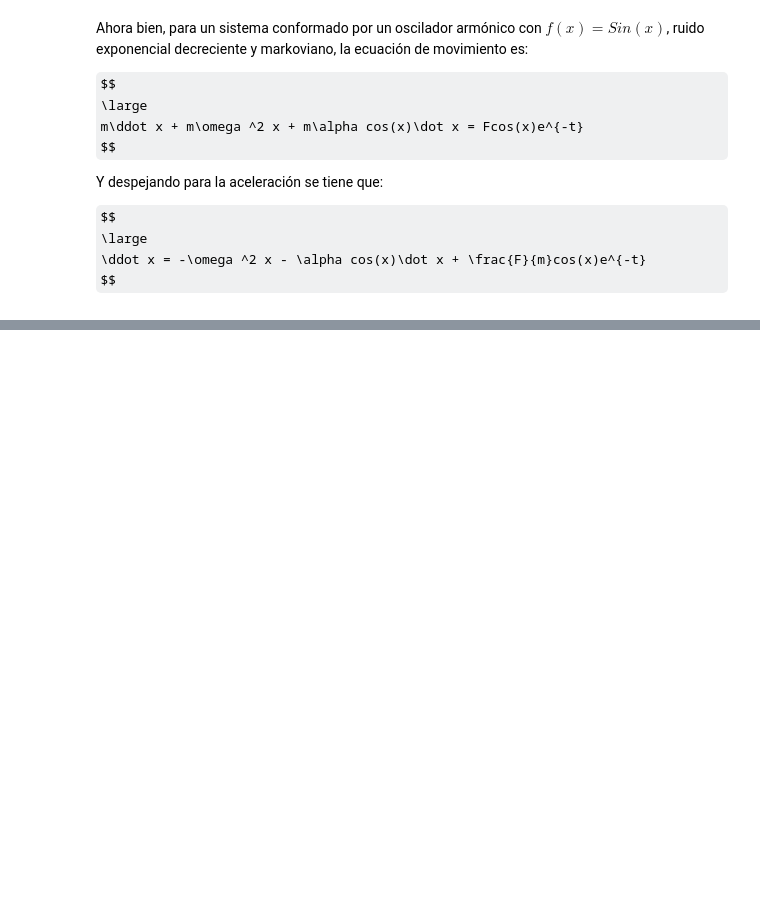
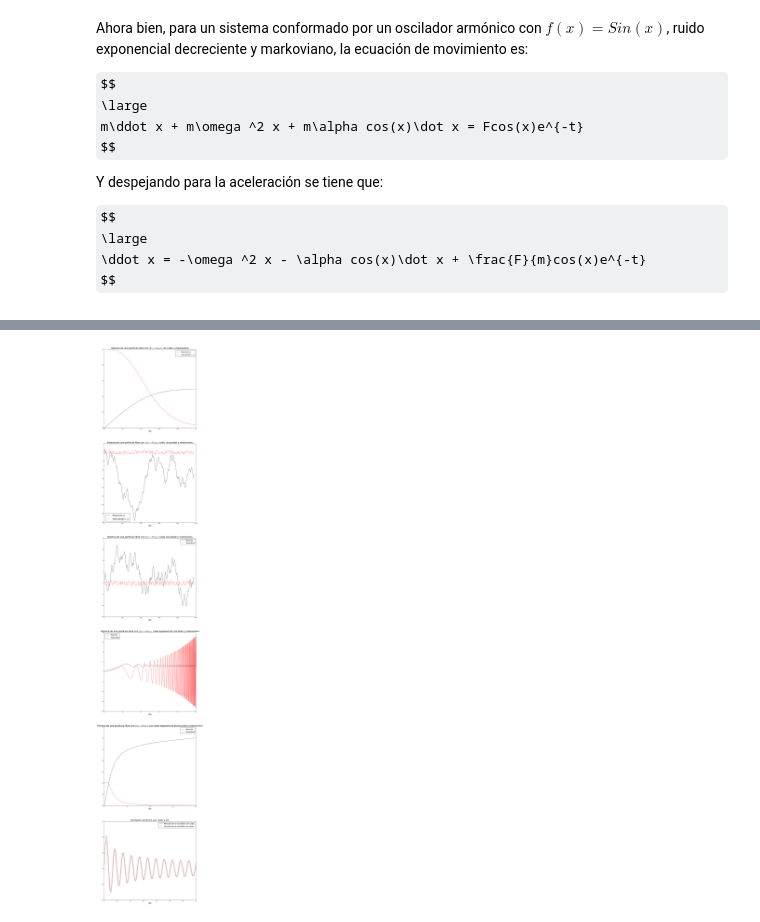
Before and after one commit to AHA-EL-CAPI/MC, a Jupyter notebook: Proyeto final/Proyecto.ipynb, the cells around one changed output, grey strips where cells are left out. Cells and saved outputs as stored; diff of their text form; code cells hidden in the pictures; some formulas as TeX source; blank space fills up the shorter version.

```diff
--- a/Proyeto final/Proyecto.ipynb
+++ b/Proyeto final/Proyecto.ipynb
@@ -429,0 +468,96 @@ Using matplotlib backend: Qt4Agg
+# %%
+%matplotlib inline
+plt.figure(figsize=(15,90))
+
+plt.subplot(6,1,1)
+alpha = 25.
+times=np.linspace(0,1.,1000000)
+def f(Y,t):
+    return np.array([Y[1],-alpha*(np.sin(Y[0])**2)*Y[1]])
+funsol,others=odeint(f,[0.,1.],times,full_output=True)
+plt.plot(times,funsol[:,0],'k',label=u'Posición($m$)')
+plt.plot(times,funsol[:,1],'r',label=u'Velocidad($m/s$)')
+plt.legend(loc='best',fontsize=16)
+plt.xlabel(u't/s',fontsize=20)
+plt.title(u'Sistema de una partícula libre con $f(x) = Sin(x)$, sin ruido y markoviano.',fontsize=20)
+
+plt.subplot(6,1,2)
+mass = 1.
+alpha = 1.
+def f(Y,t):
+    return np.array([Y[1],-alpha*(np.sin(Y[0])**2)*Y[1] + (1/mass)*np.sin(Y[0])*np.cos(t)])
+
+times=np.linspace(0,490.,1000000)
+funsol,others=odeint(f,[0.,1.],times,full_output=True)
+plt.plot(times,funsol[:,0],'k',label=u'Posición($m$)')
+plt.plot(times,funsol[:,1],'r',label=u'Velocidad($m/s$)')
+plt.legend(loc='best',fontsize=20)
+plt.xlabel(u't/s',fontsize=20)
+plt.title(u'Sistema de una partícula libre con $f(x) = Sin(x)$, ruido  sinusoidal y markoviano.',fontsize=20)
+
+plt.subplot(6,1,3)
+mass = 1.
+alpha = 1.
+def f(Y,t):
+    return np.array([Y[1],-alpha*(np.sin(Y[0])**2)*Y[1] + (1/mass)*np.sin(Y[0])*np.sin(t)])
+
+times=np.linspace(0,490.,100000)
+funsol,others=odeint(f,[1.,0.],times,full_output=True)
+plt.plot(times,funsol[:,0],'k',label=u'Posición')
+plt.plot(times,funsol[:,1],'r',label=u'Velocidad')
+plt.xlabel(u't/s',fontsize=20)
+plt.legend(loc='best',fontsize=16)
+plt.title(u'Sistema de una partícula libre con $f(x) = Sin(x)$, ruido sinusoidal y markoviano.',fontsize=20)
+
+plt.subplot(6,1,4)
+mass = 1.
+alpha = 1.
+def f(Y,t):
+    return np.array([Y[1],-alpha*(np.sin(Y[0])**2)*Y[1] + (1/mass)*np.sin(Y[0])*np.exp(t)])
+
+times=np.linspace(0,10.,100000)
+funsol,others=odeint(f,[0.,1.],times,full_output=True)
+plt.plot(times,funsol[:,0],'k',label=u'Posición')
+plt.plot(times,funsol[:,1],'r',label=u'Velocidad')
+plt.xlabel(u't/s',fontsize=20)
+plt.legend(loc='best',fontsize=16)
+plt.title(u'Sistema de una partícula libre con $f(x) = Sin(x)$, ruido exponencial creciente y markoviano.',
+          fontsize=20)
+
+plt.subplot(6,1,5)
+mass = 1.
+alpha = 1.
+def f(Y,t):
+    return np.array([Y[1],-alpha*(np.sin(Y[0])**2)*Y[1] + (1/mass)*np.sin(Y[0])*np.exp(-t)])
+
+times=np.linspace(0,20.,100000)
+funsol,others=odeint(f,[0.,1.],times,full_output=True)
+plt.plot(times,funsol[:,0],'k',label=u'Posición')
+plt.plot(times,funsol[:,1],'r',label=u'Velocidad')
+plt.xlabel(u't/s',fontsize=20)
+plt.legend(loc='best',fontsize=16)
+plt.title(u'Sistema de una partícula libre con $f(x) = Sin(x)$, con ruido exponencial decreciente y markoviano.',
+          fontsize=20)
+
+plt.subplot(6,1,6)
+mass = 1.
+omega = 1.
+alpha = 1.
+def f1(Y,t):
+    return np.array([Y[1],-(omega**2)*Y[0] - alpha*(np.sin(Y[0])**2)*Y[1] + (1/mass)*np.sin(Y[0])*np.exp(-t)])
+
+def f2(Y,t):
+    return np.array([Y[1],-(omega**2)*Y[0] - alpha*(np.sin(Y[0])**2)*Y[1]])
+
+times=np.linspace(0,70.,100000)
+funsol1,others1=odeint(f1,[0.,1.],times,full_output=True)
+funsol2,others2=odeint(f2,[0.,1.],times,full_output=True)
+plt.plot(times,funsol1[:,0],'k',label=u'Posición de un oscilador con ruido.')
+plt.plot(times,funsol2[:,0],'r',label=u'Posición de un oscilador sin ruido.')
+plt.xlabel(u't/s',fontsize=20)
+plt.legend(loc='best',fontsize=16)
+plt.title(u'Oscilador armónico con ruido y sin.',fontsize=20)
+
+plt.show()
+# %% [output]
+[figure, added]
```
Also changed, not shown: parts of 25 cells of this notebook, 8 other files.
